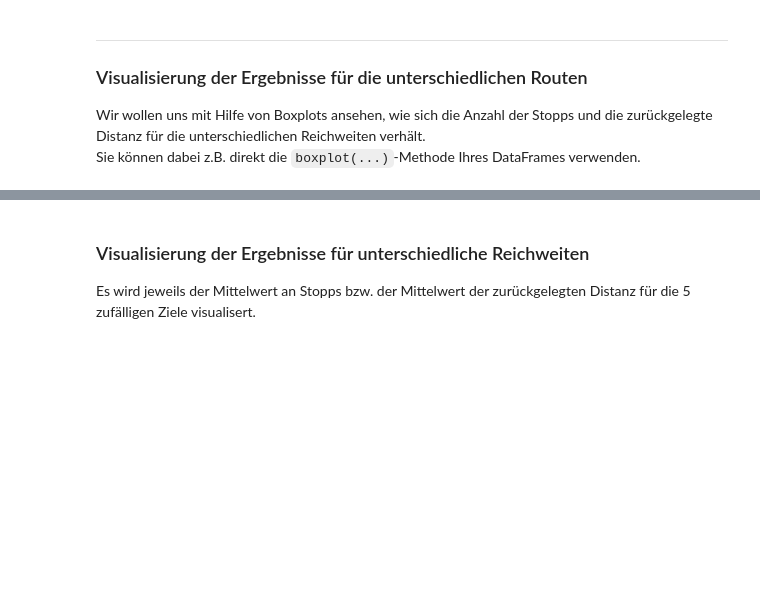
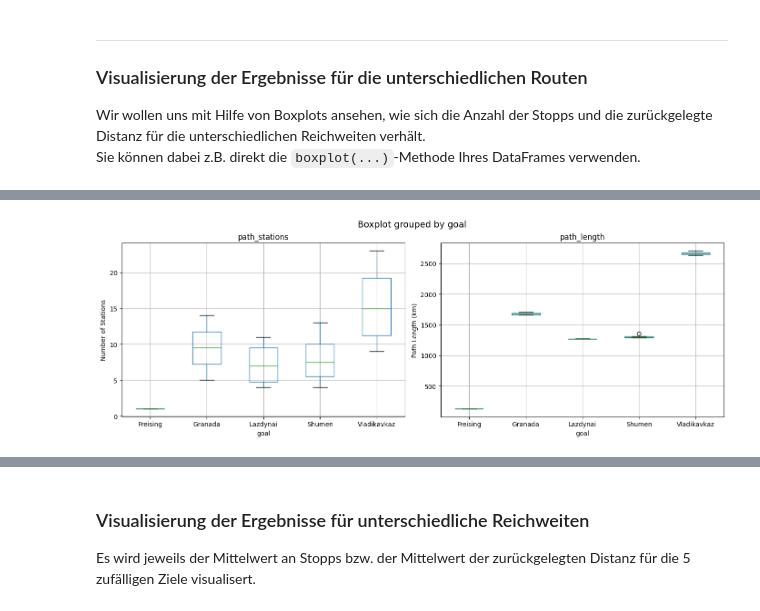
Before and after one commit to Kevidor/Sofwaredesign, a Jupyter notebook: Vorlesungen/03_Algorithmen_&_Datenstrukturen/03_07_Algorithmen_und_Datenstrukturen_Bäume-Graphen/03_07_Algorithmen und Datenstrukturen - Distance Traveled/03_07_travelable_distance_aufgabe.ipynb, the cells around one changed output, grey strips where cells are left out. Cells and saved outputs as stored; diff of their text form; code cells hidden in the pictures; blank space fills up the shorter version.

```diff
--- a/Vorlesungen/03_Algorithmen_&_Datenstrukturen/03_07_Algorithmen_und_Datenstrukturen_Bäume-Graphen/03_07_Algorithmen und Datenstrukturen - Distance Traveled/03_07_travelable_distance_aufgabe.ipynb
+++ b/Vorlesungen/03_Algorithmen_&_Datenstrukturen/03_07_Algorithmen_und_Datenstrukturen_Bäume-Graphen/03_07_Algorithmen und Datenstrukturen - Distance Traveled/03_07_travelable_distance_aufgabe.ipynb
@@ -428,0 +460,23 @@ Sie können dabei z.B. direkt die `boxplot(...)`-Methode Ihres DataFrames verwen
+# %%
+# Lösung hier einfügen
+# Die Boxplots müssen nicht identisch sein, sollen aber die gleiche Art an Informationen beinhalten
+
+fig, axes = plt.subplots(1, 2, figsize=(14, 5))
+
+output_df.boxplot(column='path_stations', by='goal', ax=axes[0])
+axes[0].set_title('path_stations')
+axes[0].set_xlabel('goal')
+axes[0].set_ylabel('Number of Stations')
+
+output_df.boxplot(column='path_length', by='goal', ax=axes[1])
+axes[1].set_title('path_length')
+axes[1].set_xlabel('goal')
+axes[1].set_ylabel('Path Length (km)')
+
+fig.suptitle('Boxplot grouped by goal', fontsize=14)
+plt.tight_layout()
+plt.subplots_adjust(top=0.88)
+
+plt.show()
+# %% [output]
+[figure, added]
```
Also changed, not shown: parts of 21 cells of this notebook, 1 other file.
